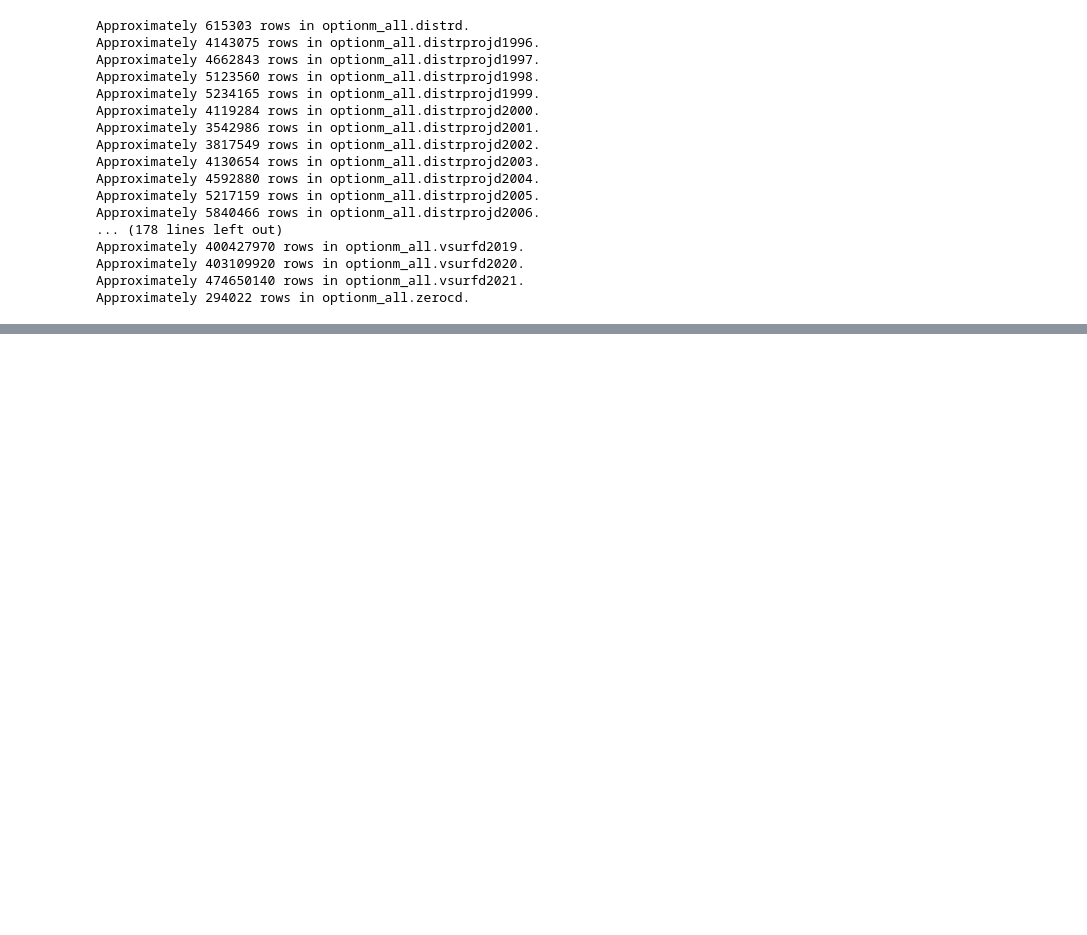
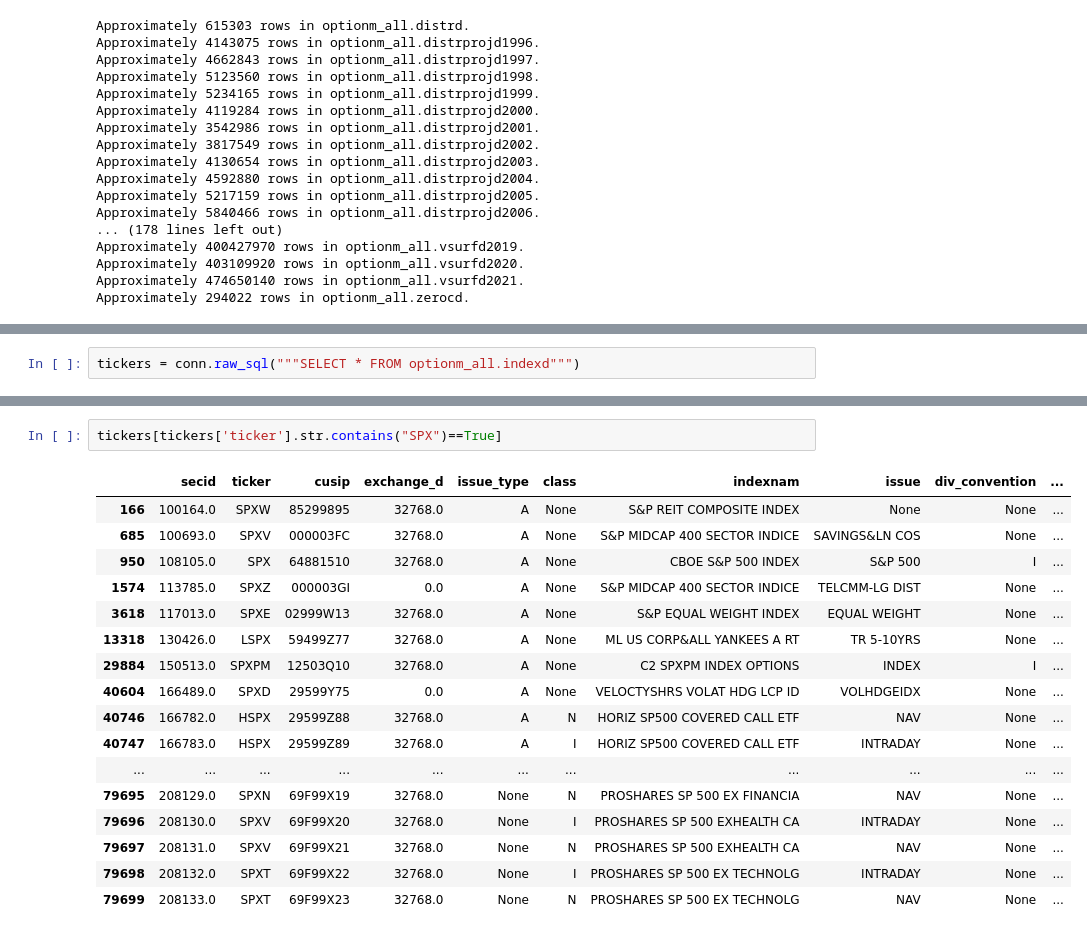
Before and after one commit to saagaa/ImpliedMoments, a Jupyter notebook: WRDS_test.ipynb, the cells around one changed output, grey strips where cells are left out. Drawn from its saved outputs; the diff is of its cells as text; blank space fills up the shorter version.

```diff
--- a/WRDS_test.ipynb
+++ b/WRDS_test.ipynb
@@ -179,0 +189,2 @@ Approximately 294022 rows in optionm_all.zerocd.
+# %%
+tickers = conn.raw_sql("""SELECT * FROM optionm_all.indexd""")
@@ -179,0 +207,20 @@ Approximately 294022 rows in optionm_all.zerocd.
+# %%
+tickers[tickers['ticker'].str.contains("SPX")==True]
+# %% [output]
+|  | secid | ticker | cusip | exchange_d | issue_type | class | indexnam | issue | div_convention | ... |
+| 166 | 100164.0 | SPXW | 85299895 | 32768.0 | A | None | S&P REIT COMPOSITE INDEX | None | None | ... |
+| 685 | 100693.0 | SPXV | 000003FC | 32768.0 | A | None | S&P MIDCAP 400 SECTOR INDICE | SAVINGS&LN COS | None | ... |
+| 950 | 108105.0 | SPX | 64881510 | 32768.0 | A | None | CBOE S&P 500 INDEX | S&P 500 | I | ... |
+| 1574 | 113785.0 | SPXZ | 000003GI | 0.0 | A | None | S&P MIDCAP 400 SECTOR INDICE | TELCMM-LG DIST | None | ... |
+| 3618 | 117013.0 | SPXE | 02999W13 | 32768.0 | A | None | S&P EQUAL WEIGHT INDEX | EQUAL WEIGHT | None | ... |
+| 13318 | 130426.0 | LSPX | 59499Z77 | 32768.0 | A | None | ML US CORP&ALL YANKEES A RT | TR 5-10YRS | None | ... |
+| 29884 | 150513.0 | SPXPM | 12503Q10 | 32768.0 | A | None | C2 SPXPM INDEX OPTIONS | INDEX | I | ... |
+| 40604 | 166489.0 | SPXD | 29599Y75 | 0.0 | A | None | VELOCTYSHRS VOLAT HDG LCP ID | VOLHDGEIDX | None | ... |
+| 40746 | 166782.0 | HSPX | 29599Z88 | 32768.0 | A | N | HORIZ SP500 COVERED CALL ETF | NAV | None | ... |
+| 40747 | 166783.0 | HSPX | 29599Z89 | 32768.0 | A | I | HORIZ SP500 COVERED CALL ETF | INTRADAY | None | ... |
+| ... | ... | ... | ... | ... | ... | ... | ... | ... | ... | ... |
+| 79695 | 208129.0 | SPXN | 69F99X19 | 32768.0 | None | N | PROSHARES SP 500 EX FINANCIA | NAV | None | ... |
+| 79696 | 208130.0 | SPXV | 69F99X20 | 32768.0 | None | I | PROSHARES SP 500 EXHEALTH CA | INTRADAY | None | ... |
+| 79697 | 208131.0 | SPXV | 69F99X21 | 32768.0 | None | N | PROSHARES SP 500 EXHEALTH CA | NAV | None | ... |
+| 79698 | 208132.0 | SPXT | 69F99X22 | 32768.0 | None | I | PROSHARES SP 500 EX TECHNOLG | INTRADAY | None | ... |
+| 79699 | 208133.0 | SPXT | 69F99X23 | 32768.0 | None | N | PROSHARES SP 500 EX TECHNOLG | NAV | None | ... |
```
Also changed, not shown: parts of 5 cells of this notebook, 2 other files.
